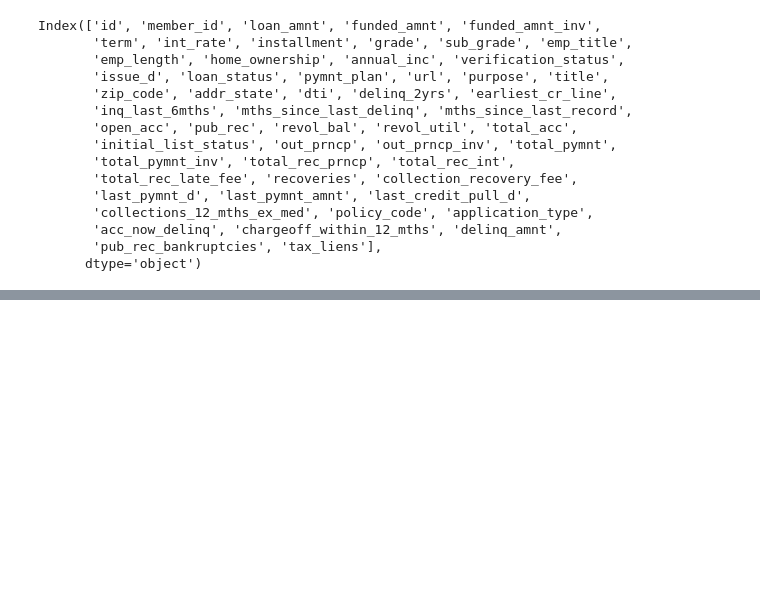
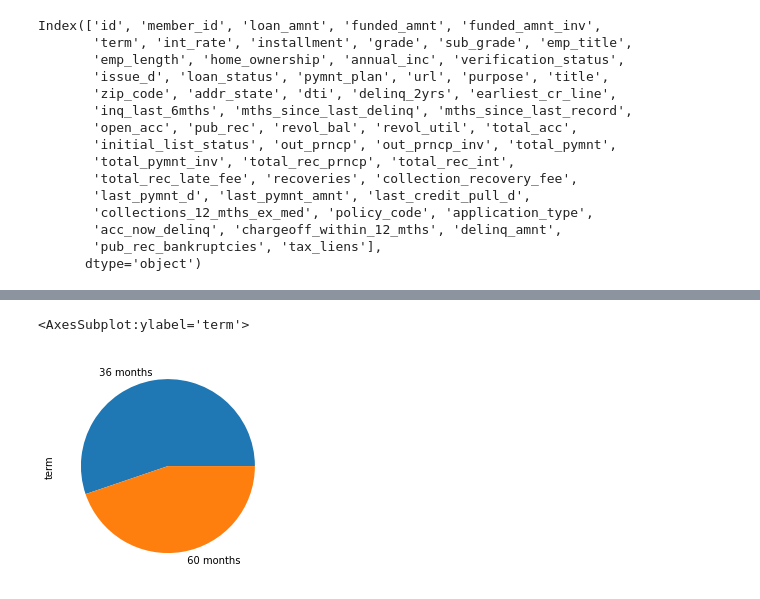
Before and after one commit to venbee/lending-case-study, a Jupyter notebook: Lending case study EDA.ipynb, the cells around one changed output, grey strips where cells are left out. Cells and saved outputs as stored; diff of their text form; code cells hidden in the pictures; blank space fills up the shorter version.

```diff
--- a/Lending case study EDA.ipynb
+++ b/Lending case study EDA.ipynb
@@ -157,0 +185,5 @@ df.corr()
+# %%
+default['term'].value_counts().plot.pie()
+# %% [output]
+<AxesSubplot:ylabel='term'>
+[figure, added]
```
Also changed, not shown: parts of 22 cells of this notebook.
